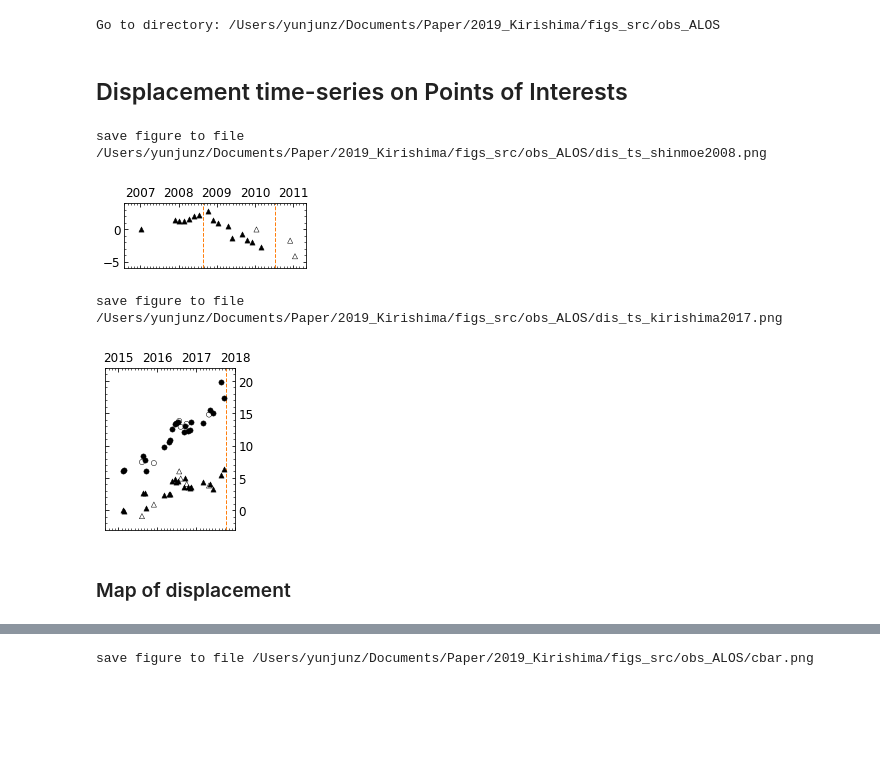
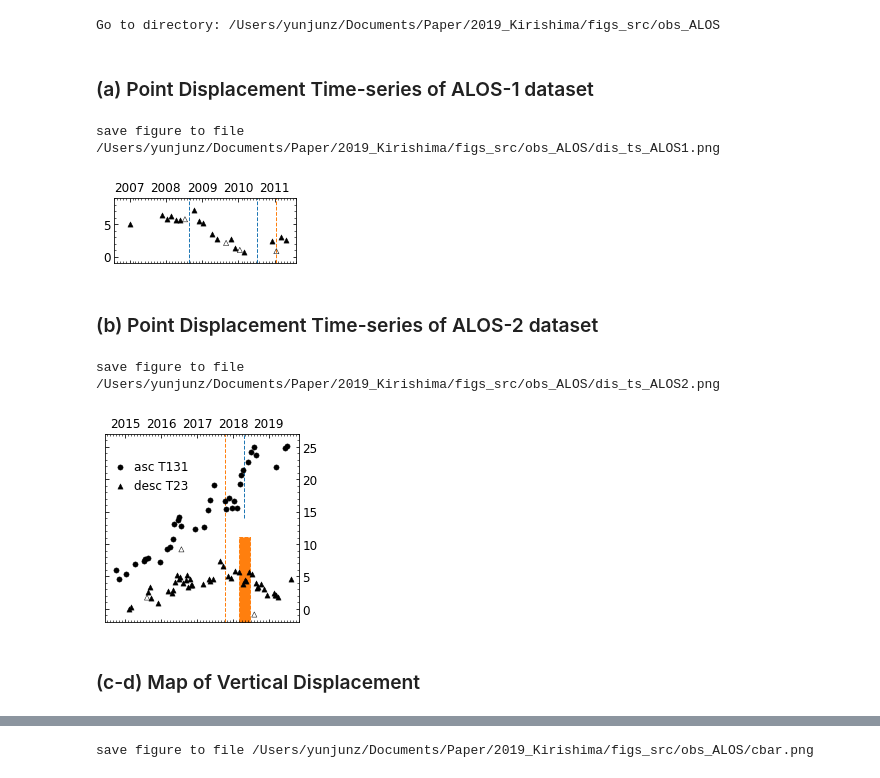
Before and after one commit to geodesymiami/2021-Kirishima, a Jupyter notebook: Fig_2_observation_ALOS.ipynb, the cells around one changed output, grey strips where cells are left out. Cells and saved outputs as stored; diff of their text form; code cells hidden in the pictures; blank space fills up the shorter version.

```diff
--- a/Fig_2_observation_ALOS.ipynb
+++ b/Fig_2_observation_ALOS.ipynb
@@ -73,23 +73,23 @@ up_files = [os.path.join(model_dir, '{}Up.h5'.format(model)) for model in models
 S, N, W, E = 31.893, 31.958, 130.843, 130.909
 
 ## Profile locations
-line_iwo = [[31.947, W],
+line_iwo = [[31.947, 130.845],
             [31.947, 130.860]]
-line_shinmoe1 = [[31.915, 130.860],
-                 [31.915, E]]
-line_shinmoe2 = [[31.910, 130.860],
-                 [31.910, E]]
+line_shinmoe1 = [[31.915, 130.865],
+                 [31.915, 130.900]]
+line_shinmoe2 = [[31.910, 130.865],
+                 [31.910, 130.900]]
 
 ## Points of Interest
 lalo_list = [[31.9131, 130.8867],   #POI for AlosDT73 at Shinmoe
-             [31.9096, 130.8869],   #POI for Alos2DT23 at Shinmoe
-             [31.9465, 130.8531],   #POI for Alos2DT23 at Iwo
+             [31.9098, 130.8869],   #POI for Alos2DT23 at Shinmoe
+             #[31.9465, 130.8531],   #POI for Alos2DT23 at Iwo for Alos2DT23
+             [31.9467, 130.8524],   #POI for Alos2DT23 at Iwo for Alos2AT131
             ]
 # %% [output]
 Go to directory: /Users/yunjunz/Documents/Paper/2019_Kirishima/figs_src/obs_ALOS
-# %% [markdown]
-## Displacement time-series on Points of Interests
 # %%
+## Utilities function for point time-series
 def read_point_displacement_timeseries(ts_file, pts_lalo):
     dates, dis_ts = ut.read_timeseries_lalo(pts_lalo[0], pts_lalo[1], ts_file, unit='cm', print_msg=False)
     ex_date_txt = os.path.join(os.path.dirname(ts_file), 'exclude_date.txt')
@@ -98,57 +98,72 @@ def read_point_displacement_timeseries(ts_file, pts_lalo):
     idx_kp = [dates.tolist().index(di) for di in dates if di not in ex_dates]
     return dis_ts, dates, idx_kp, idx_ex
 
-def plot_point_displacement_timeseries(ax, ts_file, pts_lalo, offset=0, marker='^'):
+def plot_point_displacement_timeseries(ax, ts_file, pts_lalo, offset=0, marker='^', label=None):
     dis_ts, dates, idx_kp, idx_ex = read_point_displacement_timeseries(ts_file, pts_lalo)
     ax.scatter(dates[idx_ex], dis_ts[idx_ex] + offset, marker=marker, edgecolor='k', facecolors='none', s=3**3, linewidths=0.5)
-    ax.scatter(dates[idx_kp], dis_ts[idx_kp] + offset, marker=marker, edgecolor='k', facecolors='k', s=3**3, linewidths=0.5)
+    ax.scatter(dates[idx_kp], dis_ts[idx_kp] + offset, marker=marker, edgecolor='k', facecolors='k', s=3**3, linewidths=0.5, label=label)
     pp.auto_adjust_xaxis_date(ax, dates, every_year=1, buffer_year=0.3)
     return ax
+# %% [markdown]
+### (a) Point Displacement Time-series of ALOS-1 dataset
 # %%
 ## (a) Plot Shinmoe-dake 2008 signal
 
+
+ts_file = os.path.expanduser('~/insarlab/Kirishima/KirishimaAlosDT73/mintpy_all/timeseries_ERA5_ramp_demErr.h5')
+
 fig, ax = plt.subplots(nrows=1, ncols=1, figsize=[2.8, 1])
-plot_point_displacement_timeseries(ax, ts_files[1], lalo_list[0])
+plot_point_displacement_timeseries(ax, ts_file, lalo_list[0], offset=5)
 
 # plot event dates in dashed lines
-event_dates = ptime.date_list2vector(['20080822', '20100710'])[0]
-for e_date in event_dates:
-    ax.axvline(x=e_date, c=pp.mplColors[1], linestyle='--', linewidth=1, zorder=0, clip_on=False)
+e_dates = ptime.date_list2vector(['20080822', '20100710', '20110119'])[0]
+e_colors = [pp.mplColors[0], pp.mplColors[0], pp.mplColors[1]]
+for e_date, e_color in zip(e_dates, e_colors):
+    ax.axvline(x=e_date, c=e_color, linestyle='--', linewidth=1, zorder=0, clip_on=False)
 
 # axes format
 ax.set_facecolor('white')
-ax.set_ylim([-6, 4])
+ax.set_ylim([-1, 9])
 ax.xaxis.tick_top()
 ax.xaxis.set_label_position("top")
 ax.tick_params(which='both', direction='in', labelsize=font_size, bottom=True, top=True, left=True, right=True)
 ax.xaxis.set_minor_locator(mdates.MonthLocator())
 ax.yaxis.set_minor_locator(ticker.AutoMinorLocator())
 ax.yaxis.set_major_locator(ticker.MultipleLocator(5))
 #ax.set_ylabel('LOS displacement [cm]', fontsize=font_size, y=0.45)
 fig.subplots_adjust(wspace=0.18, left=0.05, right=0.95, top=0.95, bottom=0.05)
 
 # output
-out_file = os.path.abspath('dis_ts_shinmoe2008.png')
+out_file = os.path.abspath('dis_ts_ALOS1.png')
 plt.savefig(out_file, bbox_inches='tight', transparent=False, dpi=fig_dpi)
 print('save figure to file', out_file)
 plt.show()
 # %% [output]
-save figure to file /Users/yunjunz/Documents/Paper/2019_Kirishima/figs_src/obs_ALOS/dis_ts_shinmoe2008.png
+save figure to file /Users/yunjunz/Documents/Paper/2019_Kirishima/figs_src/obs_ALOS/dis_ts_ALOS1.png
-[figure, old version]
+[figure, new version]
+# %% [markdown]
+### (b) Point Displacement Time-series of ALOS-2 dataset
 # %%
-## (b) Plot Shinmoe-dake 2008 signal
+ts_file_D = os.path.expanduser('~/insarlab/Kirishima/KirishimaAlos2DT23/mintpy_all/timeseries_ERA5_ramp_demErr.h5')
+ts_file_A = os.path.expanduser('~/insarlab/Kirishima/KirishimaAlos2AT131/mintpy_all/timeseries_ERA5_ramp_demErr.h5')
 
-fig, ax = plt.subplots(nrows=1, ncols=1, figsize=[2, 2.5])
-plot_point_displacement_timeseries(ax, ts_files[3], lalo_list[2], offset=6, marker='o')
-plot_point_displacement_timeseries(ax, ts_files[3], lalo_list[1])
+fig, ax = plt.subplots(nrows=1, ncols=1, figsize=[3.0, 2.9])
+plot_point_displacement_timeseries(ax, ts_file_A, lalo_list[2], offset=6, marker='o', label='asc T131')
+plot_point_displacement_timeseries(ax, ts_file_D, lalo_list[1], label='desc T23')
 
 # eruptive dates
 e_date = ptime.date_list2vector(['20171011'])[0]
-ax.axvline(x=e_date, c=pp.mplColors[1], linestyle='--', linewidth=1, zorder=0, clip_on=False)
+ax.axvline(x=e_date, ymax=1.0, c=pp.mplColors[1], linestyle='--', linewidth=1, zorder=0, clip_on=False)
+
+e_dates = ptime.date_list2vector(['20180301', '20180627'])[0]
+ax.axvspan(xmin=e_dates[0], xmax=e_dates[1], ymax=0.45, color=pp.mplColors[1], linestyle='--', linewidth=1, zorder=0, clip_on=False)
+
+e_date = ptime.date_list2vector(['20180426'])[0]
+ax.axvline(x=e_date, ymin=0.55, c=pp.mplColors[0], linestyle='--', linewidth=1, zorder=0, clip_on=False)
 
 # axes format
-#ax.set_xlim(dt(2014, 10, 25), dt(2018, 1, 5))
-ax.set_ylim([-3, 22])
+ax.set_xlim(dt(2014, 6, 5), dt(2019, 11, 5))
+ax.set_ylim([-2, 27])
 ax.xaxis.tick_top()
 ax.xaxis.set_label_position("top")
 ax.yaxis.tick_right()
@@ -159,15 +174,16 @@ ax.yaxis.set_minor_locator(ticker.AutoMinorLocator())
 ax.yaxis.set_major_locator(ticker.MultipleLocator(5))
 #ax.set_ylabel('LOS displacement [cm]', fontsize=font_size, y=0.45)
 fig.subplots_adjust(wspace=0.18, left=0.05, right=0.95, top=0.95, bottom=0.05)
+ax.legend(loc='upper left', bbox_to_anchor=(-0.02, 0.90), frameon=False, borderaxespad=0.2, handletextpad=0.2, fontsize=12)
 
 # output
-out_file = os.path.abspath('dis_ts_kirishima2017.png')
+out_file = os.path.abspath('dis_ts_ALOS2.png')
 plt.savefig(out_file, bbox_inches='tight', transparent=False, dpi=fig_dpi)
 print('save figure to file', out_file)
 plt.show()
 # %% [output]
-save figure to file /Users/yunjunz/Documents/Paper/2019_Kirishima/figs_src/obs_ALOS/dis_ts_kirishima2017.png
+save figure to file /Users/yunjunz/Documents/Paper/2019_Kirishima/figs_src/obs_ALOS/dis_ts_ALOS2.png
-[figure, old version]
+[figure, new version]
 # %% [markdown]
-### Map of displacement
+### (c-d) Map of Vertical Displacement
 # %%
```
Also changed, not shown: parts of 4 cells of this notebook, 4 other files.
